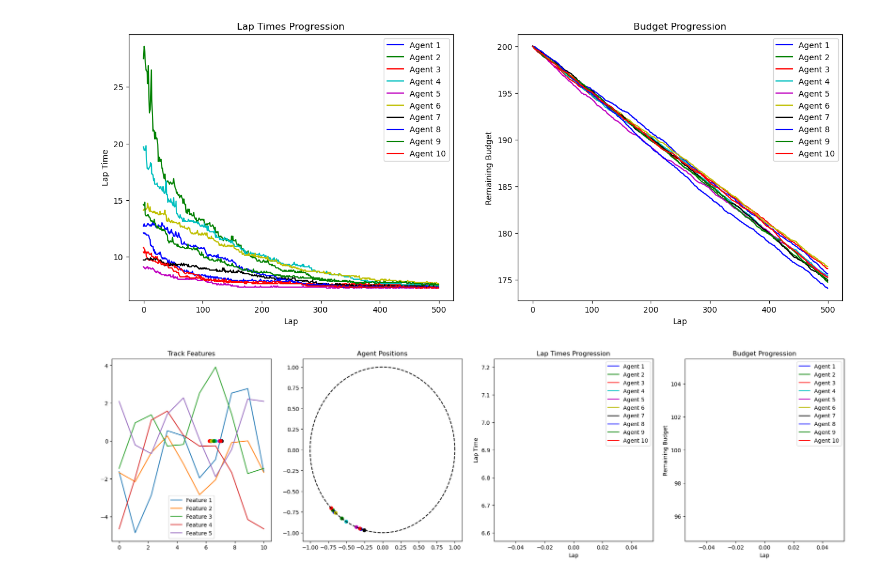
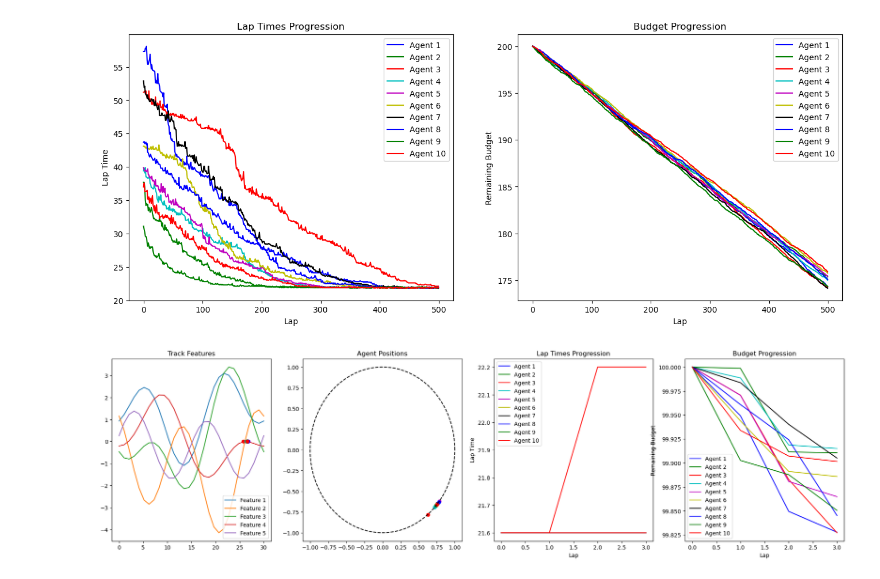
Before and after one commit to gullo97/FormulaAI, a Jupyter notebook: notebook.ipynb, the cells around one changed output. Drawn from its saved outputs; the diff is of its cells as text; code cells hidden in the pictures.

```diff
--- a/notebook.ipynb
+++ b/notebook.ipynb
@@ -115,7 +115,7 @@ def optimize_agent(agent, lap_time, last_best_lap_time, last_best_agent_state,
 
 
 def main(num_agents=3, num_laps=10, initial_budget=1.0, live_plotting=True, pretrained_agents=None, track=None, dt = 0.5):
-    L, n, alpha, beta = 10, 5, 1.0, 1.0
+    L, n, alpha, beta = 30, 5, 1.0, 1.0
     colors = ['b', 'g', 'r', 'c', 'm', 'y', 'k']  # Add more colors if needed
 
     if track is None:
@@ -219,11 +219,11 @@ def main(num_agents=3, num_laps=10, initial_budget=1.0, live_plotting=True, pret
 
 lap_times_history, budget_history, trained_agents, track = main(num_agents=10, num_laps=500, initial_budget=200.0, live_plotting=False, dt=0.1)
 # %% [output]
-[figure, old version]
+[figure, new version]
 # %%
-main(num_agents=10, num_laps=10, initial_budget=100.0, live_plotting=True, pretrained_agents=trained_agents, track=track, dt=0.6)
+main(num_agents=10, num_laps=50, initial_budget=100.0, live_plotting=True, pretrained_agents=trained_agents, track=track, dt=0.6)
 # %% [output]
-[figure, old version]
+[figure, new version]
 # %%
 # To do:
     # Fix inefficiency in optimization loop:
```
Also changed, not shown: parts of 1 cell of this notebook.
